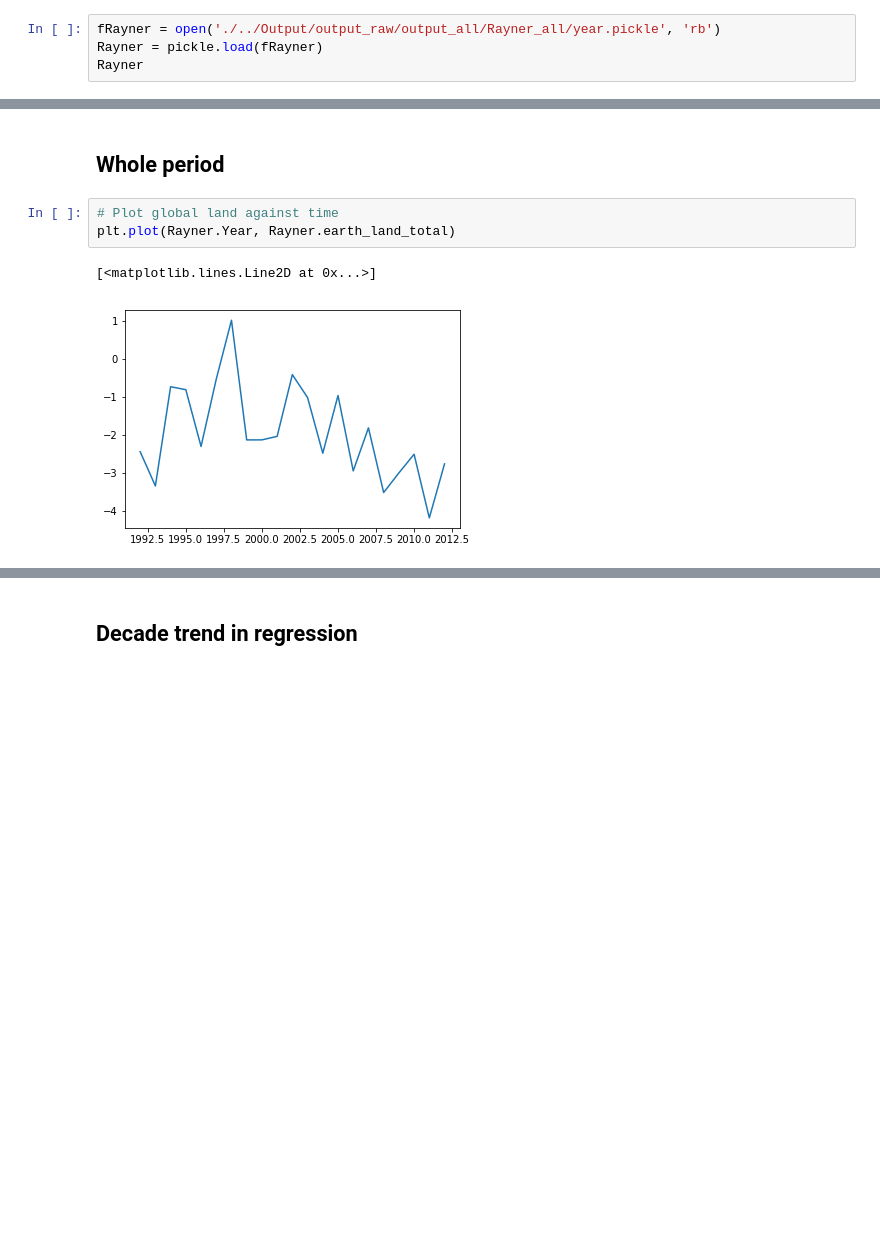
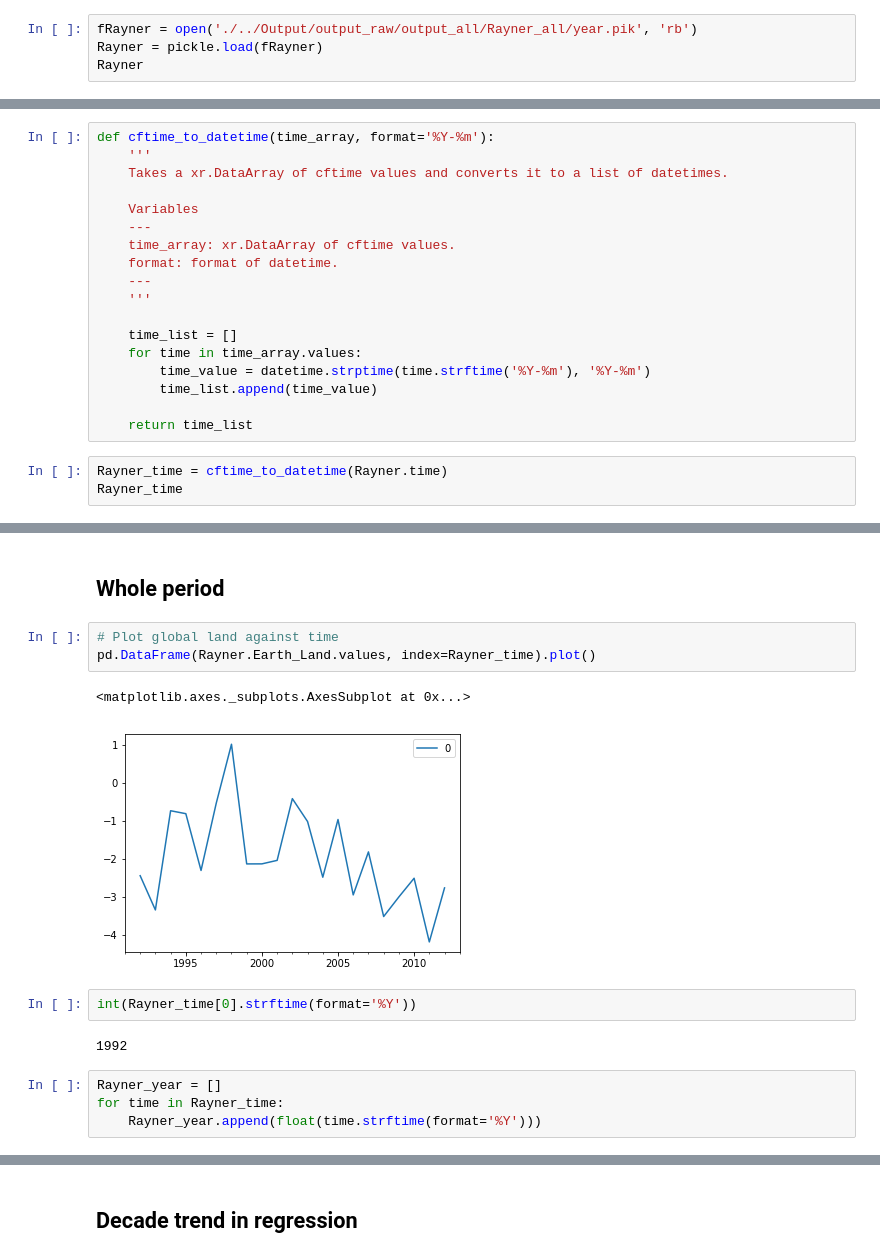
Before and after one commit to rursino/carbon-cycle-feedbacks, a Jupyter notebook: Peylin_flux/Notebooks/lin_reg.ipynb, the cells around one changed output, grey strips where cells are left out. Saved outputs shown, nothing was run; the diff lists cells and outputs as text; blank space fills up the shorter version.

Commit message:
Updating lin_reg notebook to suit xr.DataArray

```diff
--- a/Peylin_flux/Notebooks/lin_reg.ipynb
+++ b/Peylin_flux/Notebooks/lin_reg.ipynb
@@ -19,7 +20,7 @@ CO2: In CO2 folder.
 # %% [markdown]
 # Flux against time
 # %%
-fRayner = open('./../Output/output_raw/output_all/Rayner_all/year.pickle', 'rb')
+fRayner = open('./../Output/output_raw/output_all/Rayner_all/year.pik', 'rb')
 Rayner = pickle.load(fRayner)
 Rayner
 # %% [output]
@@ -42,0 +40,21 @@ Rayner
+# %%
+def cftime_to_datetime(time_array, format='%Y-%m'):
+    '''
+    Takes a xr.DataArray of cftime values and converts it to a list of datetimes.
+
+    Variables
+    ---
+    time_array: xr.DataArray of cftime values.
+    format: format of datetime.
+    ---
+    '''
+
+    time_list = []
+    for time in time_array.values:
+        time_value = datetime.strptime(time.strftime('%Y-%m'), '%Y-%m')
+        time_list.append(time_value)
+
+    return time_list
+# %%
+Rayner_time = cftime_to_datetime(Rayner.time)
+Rayner_time
@@ -44,7 +80,15 @@ Rayner
 ## Whole period
 # %%
 # Plot global land against time
-plt.plot(Rayner.Year, Rayner.earth_land_total)
+pd.DataFrame(Rayner.Earth_Land.values, index=Rayner_time).plot()
 # %% [output]
-[<matplotlib.lines.Line2D at 0x...>]
+<matplotlib.axes._subplots.AxesSubplot at 0x...>
-[figure, old version]
+[figure, new version]
+# %%
+int(Rayner_time[0].strftime(format='%Y'))
+# %% [output]
+1992
+# %%
+Rayner_year = []
+for time in Rayner_time:
+    Rayner_year.append(float(time.strftime(format='%Y')))
```
Also changed, not shown: parts of 5 cells of this notebook.
